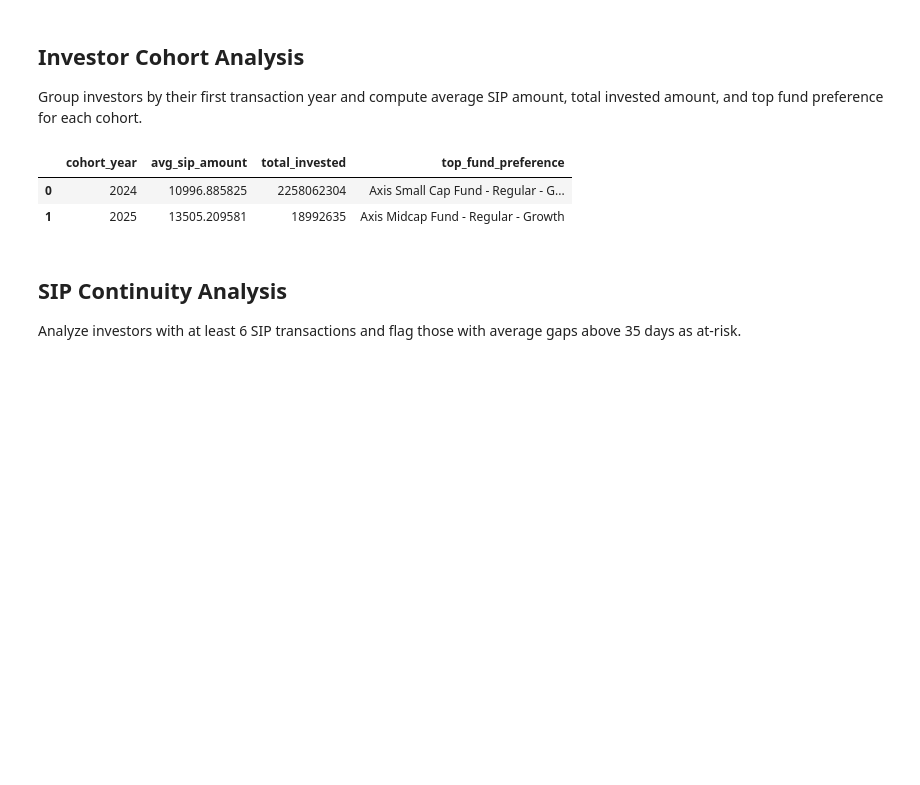
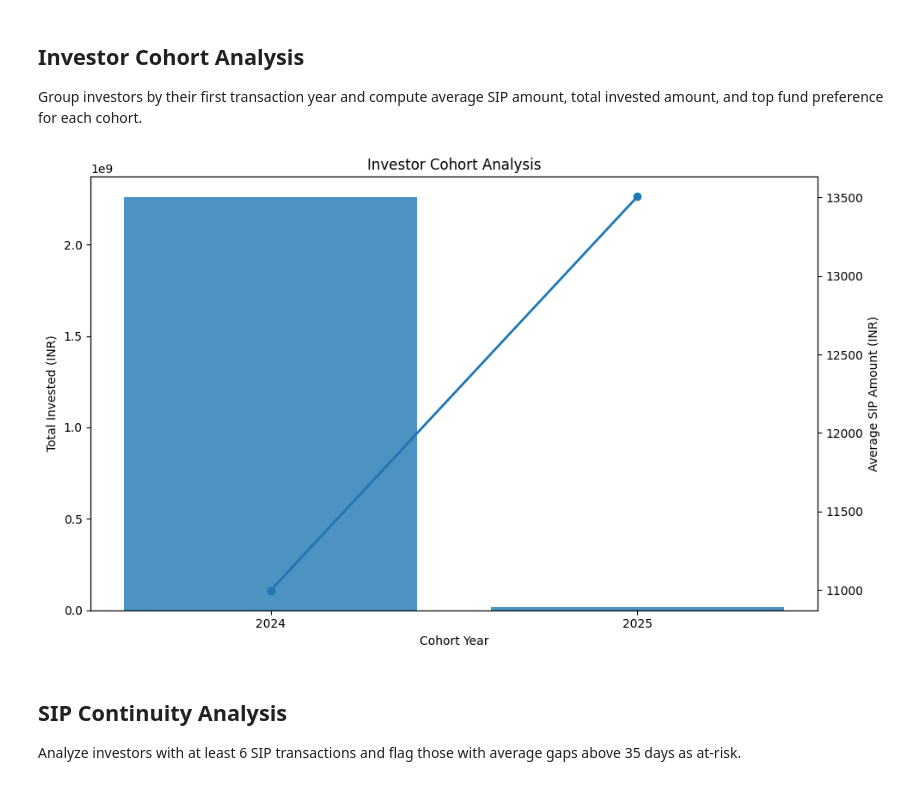
Before and after one commit to ashiii17/bluestock_mf_capstone, a Jupyter notebook: notebooks/05_advanced_analytics.ipynb, the cells around one changed output. Saved outputs shown, nothing was run; the diff lists cells and outputs as text; code cells hidden in the pictures; blank space fills up the shorter version.

```diff
--- a/notebooks/05_advanced_analytics.ipynb
+++ b/notebooks/05_advanced_analytics.ipynb
@@ -98,33 +101,49 @@ PosixPath('../reports/performance/rolling_sharpe_chart.png')
 
 Group investors by their first transaction year and compute average SIP amount, total invested amount, and top fund preference for each cohort.
 # %%
-transaction_data = tx.copy()
-transaction_data['cohort_year'] = transaction_data.groupby('investor_id')['transaction_date'].transform('min').dt.year
+import matplotlib.pyplot as plt
 
-sip_transactions = transaction_data[transaction_data['transaction_type'] == 'SIP'].copy()
-invested_transactions = transaction_data[transaction_data['transaction_type'].isin(['SIP', 'Lumpsum'])].copy()
+# Create figure
+fig, ax1 = plt.subplots(figsize=(10,6))
 
-cohort_summary = (
-    sip_transactions.groupby('cohort_year')['amount_inr'].mean().rename('avg_sip_amount').to_frame()
-    .join(invested_transactions.groupby('cohort_year')['amount_inr'].sum().rename('total_invested'))
-    .reset_index()
+# Bar chart: Total Invested
+bars = ax1.bar(
+    cohort_summary['cohort_year'].astype(str),
+    cohort_summary['total_invested'],
+    alpha=0.8,
+    label='Total Invested'
 )
 
-top_fund_pref = (
-    invested_transactions.groupby(['cohort_year', 'amfi_code'])['amount_inr'].sum().reset_index()
-    .sort_values(['cohort_year', 'amount_inr'], ascending=[True, False])
-    .groupby('cohort_year')
-    .first()
-    .reset_index()
+ax1.set_xlabel('Cohort Year')
+ax1.set_ylabel('Total Invested (INR)')
+ax1.tick_params(axis='y')
+
+# Line chart: Average SIP Amount
+ax2 = ax1.twinx()
+
+ax2.plot(
+    cohort_summary['cohort_year'].astype(str),
+    cohort_summary['avg_sip_amount'],
+    marker='o',
+    linewidth=2,
+    label='Average SIP Amount'
 )
-top_fund_pref = top_fund_pref.merge(perf[['amfi_code', 'scheme_name']], on='amfi_code', how='left')
-top_fund_pref = top_fund_pref.rename(columns={'scheme_name': 'top_fund_preference', 'amount_inr': 'top_fund_amount'})
-cohort_summary = cohort_summary.merge(top_fund_pref[['cohort_year', 'top_fund_preference']], on='cohort_year', how='left')
-cohort_summary
+
+ax2.set_ylabel('Average SIP Amount (INR)')
+ax2.tick_params(axis='y')
+
+# Title
+plt.title('Investor Cohort Analysis')
+
+# Layout
+fig.tight_layout()
+
+# Save chart
+plt.savefig('cohort_analysis.png', dpi=300, bbox_inches='tight')
+
+plt.show()
 # %% [output]
-|  | cohort_year | avg_sip_amount | total_invested | top_fund_preference |
-| 0 | 2024 | 10996.885825 | 2258062304 | Axis Small Cap Fund - Regular - G... |
-| 1 | 2025 | 13505.209581 | 18992635 | Axis Midcap Fund - Regular - Growth |
+[figure, added]
 # %% [markdown]
 ## SIP Continuity Analysis
 
```
Also changed, not shown: parts of 2 cells of this notebook, 29 other files.
